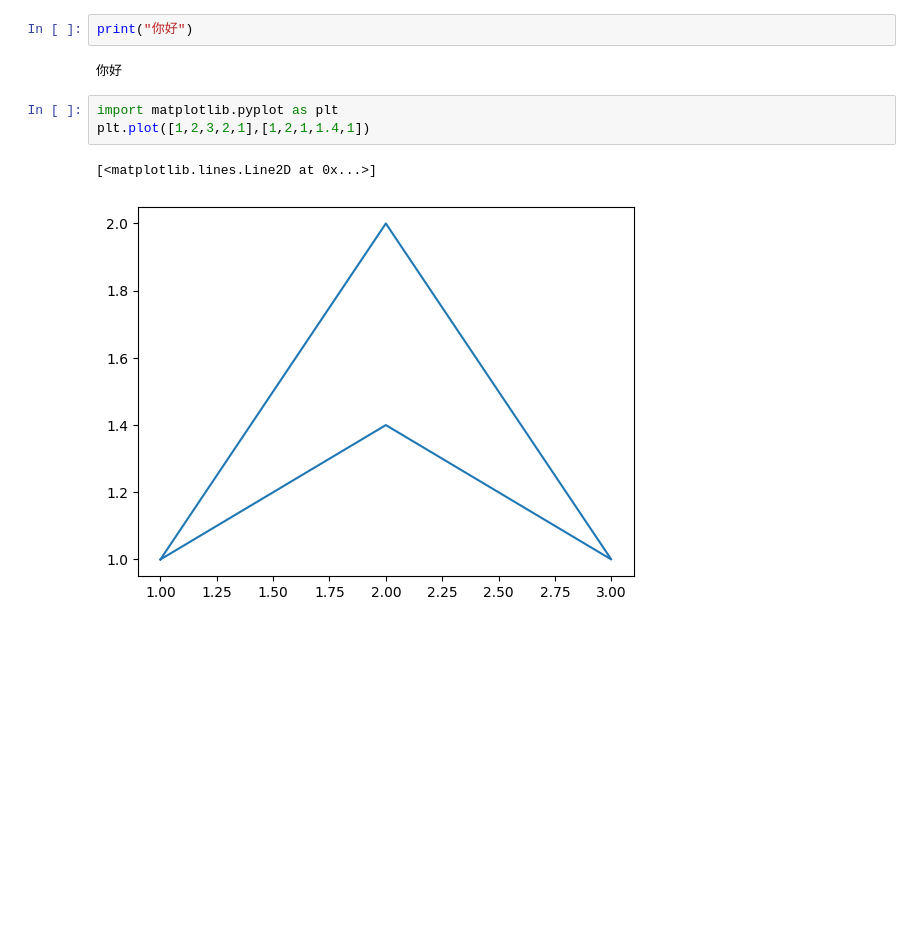
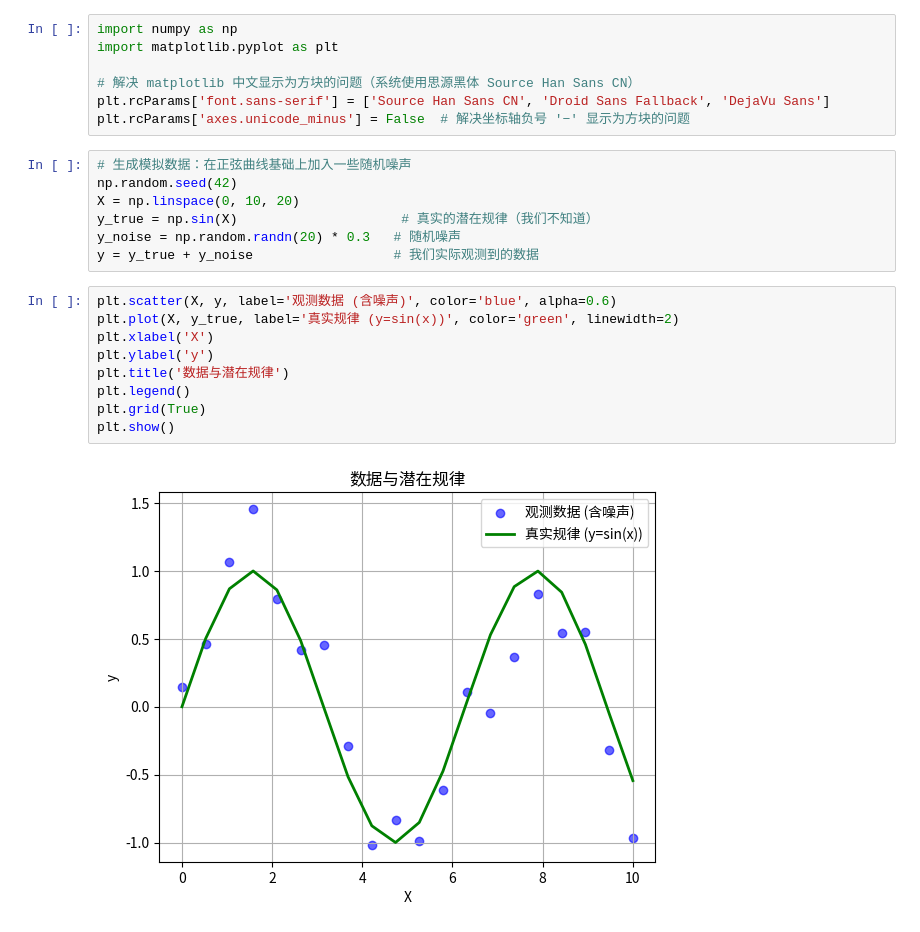
Before and after one commit to Bin-La-den/Python_lian_xi, a Jupyter notebook: test.ipynb, the cells around one changed output. Cells and saved outputs as stored; diff of their text form; blank space fills up the shorter version.

```diff
--- a/test.ipynb
+++ b/test.ipynb
@@ -1,10 +1,25 @@
-# %%
-print("你好")
-# %% [output]
-你好
-# %%
-import matplotlib.pyplot as plt
-plt.plot([1,2,3,2,1],[1,2,1,1.4,1])
-# %% [output]
-[<matplotlib.lines.Line2D at 0x...>]
-[figure, removed]
+# %%
+import numpy as np
+import matplotlib.pyplot as plt
+
+# 解决 matplotlib 中文显示为方块的问题（系统使用思源黑体 Source Han Sans CN）
+plt.rcParams['font.sans-serif'] = ['Source Han Sans CN', 'Droid Sans Fallback', 'DejaVu Sans']
+plt.rcParams['axes.unicode_minus'] = False  # 解决坐标轴负号 '−' 显示为方块的问题
+# %%
+# 生成模拟数据：在正弦曲线基础上加入一些随机噪声
+np.random.seed(42)
+X = np.linspace(0, 10, 20)
+y_true = np.sin(X)                     # 真实的潜在规律（我们不知道）
+y_noise = np.random.randn(20) * 0.3   # 随机噪声
+y = y_true + y_noise                  # 我们实际观测到的数据
+# %%
+plt.scatter(X, y, label='观测数据 (含噪声)', color='blue', alpha=0.6)
+plt.plot(X, y_true, label='真实规律 (y=sin(x))', color='green', linewidth=2)
+plt.xlabel('X')
+plt.ylabel('y')
+plt.title('数据与潜在规律')
+plt.legend()
+plt.grid(True)
+plt.show()
+# %% [output]
+[figure, added]
```
Also changed, not shown: parts of 1 cell of this notebook, 1 other file.
